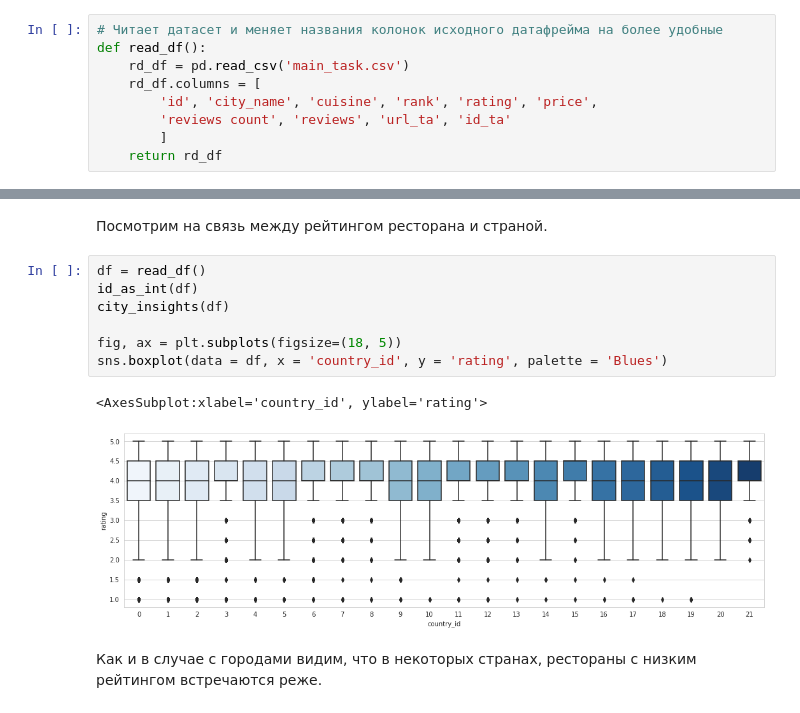
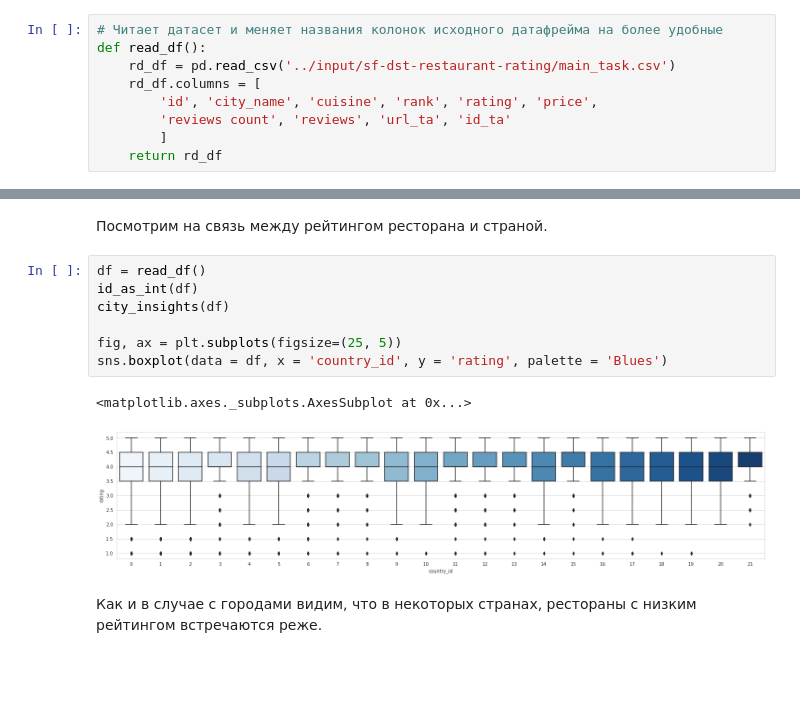
Before and after one commit to veryaskinan/skillfactory, a Jupyter notebook: module_3/your_first_model.ipynb, the cells around one changed output, grey strips where cells are left out. Drawn from its saved outputs; the diff is of its cells as text; blank space fills up the shorter version.

```diff
--- a/module_3/your_first_model.ipynb
+++ b/module_3/your_first_model.ipynb
@@ -18,7 +20,7 @@ from sklearn import metrics
 # %%
 # Читает датасет и меняет названия колонок исходного датафрейма на более удобные
 def read_df():
-    rd_df = pd.read_csv('main_task.csv')
+    rd_df = pd.read_csv('../input/sf-dst-restaurant-rating/main_task.csv')
     rd_df.columns = [
         'id', 'city_name', 'cuisine', 'rank', 'rating', 'price',
         'reviews count', 'reviews', 'url_ta', 'id_ta'
@@ -443,13 +442,13 @@ display('Коэфициент корреляции: ' + str(round(corr_coef, 2))
 # %%
 df = read_df()
 id_as_int(df)
 city_insights(df)
 
-fig, ax = plt.subplots(figsize=(18, 5))
+fig, ax = plt.subplots(figsize=(25, 5))
 sns.boxplot(data = df, x = 'country_id', y = 'rating', palette = 'Blues')
 # %% [output]
-<AxesSubplot:xlabel='country_id', ylabel='rating'>
+<matplotlib.axes._subplots.AxesSubplot at 0x...>
-[figure, old version]
+[figure, new version]
 # %% [markdown]
 Как и в случае с городами видим, что в некоторых странах, рестораны с низким рейтингом встречаются реже.
 # %% [markdown]
```
Also changed, not shown: parts of 58 cells of this notebook, 1 other file.
